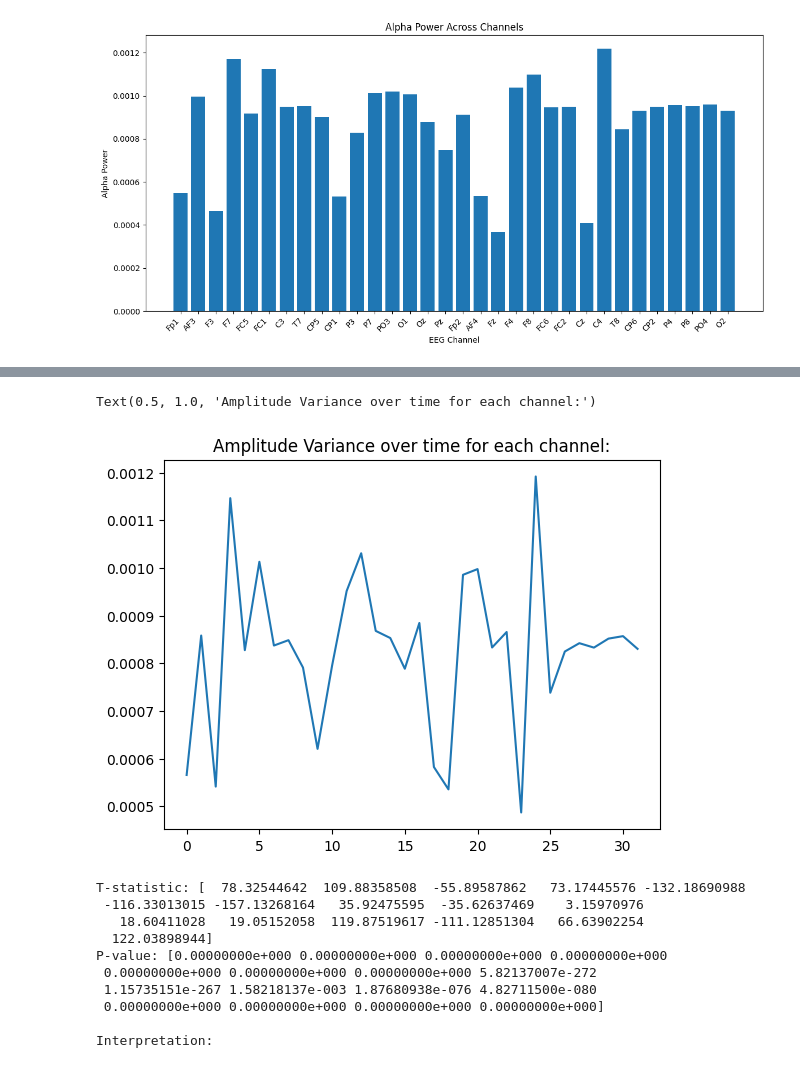
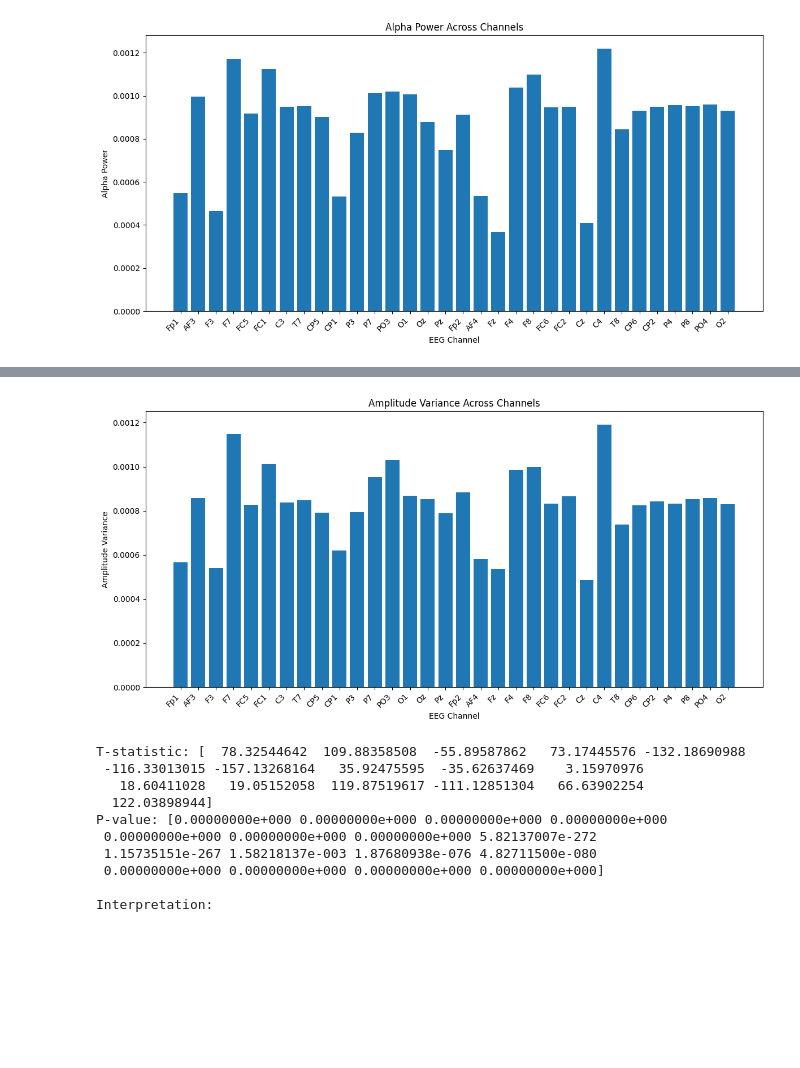
Before and after one commit to MichelleIhetu/ML_Learning_Track, a Jupyter notebook: Project Learning/Final_Project.ipynb, the cells around one changed output, grey strips where cells are left out. Cells and saved outputs as stored; diff of their text form; code cells hidden in the pictures; blank space fills up the shorter version.

```diff
--- a/Project Learning/Final_Project.ipynb
+++ b/Project Learning/Final_Project.ipynb
@@ -448,16 +304,29 @@ Alpha power for each channel: [0.00054895 0.00099644 0.00046533 0.00117153 0.000
  0.00096055 0.00093107]
 [figure]
 # %%
+!pip install mne
+
 #lets track amplitude variance
 import mne
 import numpy as np
 import matplotlib.pyplot as plt
+
+# Re-create info object for channel names, assuming sfreq and ch_names are consistent
+sfreq = 250
+ch_names = df.columns.tolist()
+info = mne.create_info(ch_names=ch_names, sfreq=sfreq, ch_types='eeg')
 
 variance_over_time = np.var(smoothed_data_sg, axis=0)
 
 print("Variance over time for each channel:")
 print(variance_over_time)
 
-plt.plot(variance_over_time)
-plt.title("Amplitude Variance over time for each channel:")
+plt.figure(figsize=(12, 6))
+plt.bar(info.ch_names, variance_over_time)
+plt.xlabel('EEG Channel')
+plt.ylabel('Amplitude Variance')
+plt.title('Amplitude Variance Across Channels')
+plt.xticks(rotation=45, ha='right')
+plt.tight_layout()
+plt.show()
 # %% [output]
@@ -467,9 +346,8 @@ Variance over time for each channel:
  0.00103074 0.00086788 0.0008529  0.00078847 0.00088454 0.00058233
  0.00053539 0.00098553 0.00099755 0.00083306 0.00086556 0.00048695
  0.00119181 0.00073812 0.0008246  0.00084209 0.00083281 0.00085167
  0.00085687 0.00083021]
-Text(0.5, 1.0, 'Amplitude Variance over time for each channel:')
-[figure, old version]
+[figure, new version]
 # %%
 # T test
 from scipy import stats
```
Also changed, not shown: parts of 26 cells of this notebook.
